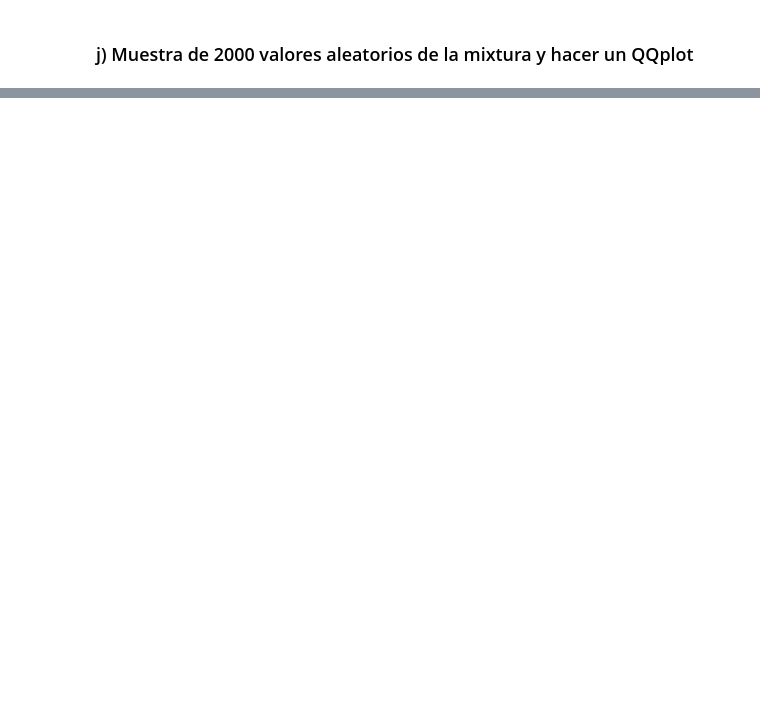
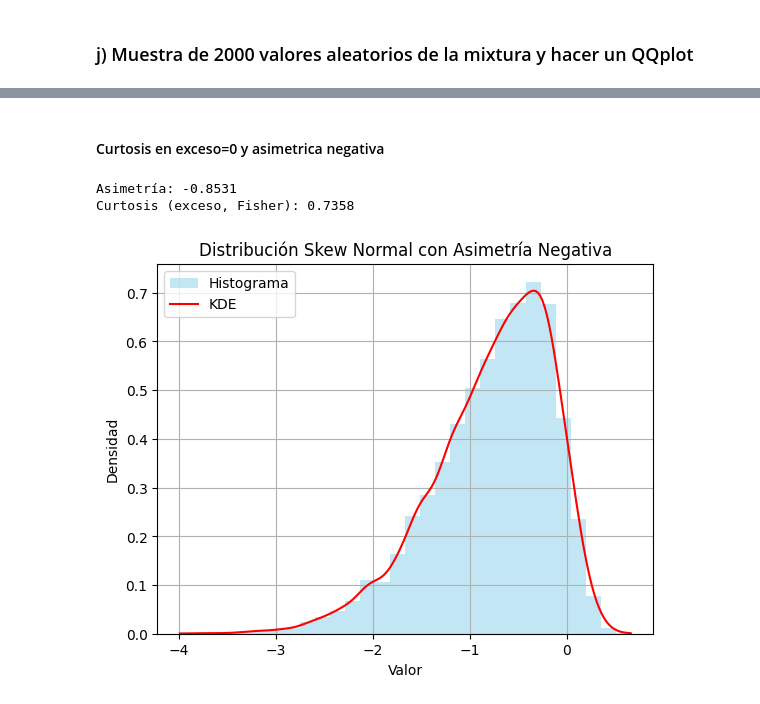
Before and after one commit to carbonecar/modelado_estocastico, a Jupyter notebook: clase_02/practica_02.ipynb, the cells around one changed output, grey strips where cells are left out. Cells and saved outputs as stored; diff of their text form; code cells hidden in the pictures; blank space fills up the shorter version.

```diff
--- a/clase_02/practica_02.ipynb
+++ b/clase_02/practica_02.ipynb
@@ -83,0 +111,36 @@ Es asimétrica positiva (cerca de 1  y deberia ser cero)
+# %% [markdown]
+#### Curtosis en exceso=0 y asimetrica negativa
+# %%
+import numpy as np
+import matplotlib.pyplot as plt
+from scipy.stats import skew, kurtosis, skewnorm
+from scipy.stats import gaussian_kde
+
+# Parámetro negativo para asimetría negativa
+shape = -5
+
+# Generamos datos
+data = skewnorm.rvs(a=shape, size=10000)
+
+# Estadísticas
+asimetria = skew(data)
+curtosis_fisher = kurtosis(data)
+
+print(f"Asimetría: {asimetria:.4f}")
+print(f"Curtosis (exceso, Fisher): {curtosis_fisher:.4f}")
+
+# Graficar histograma + KDE
+plt.hist(data, bins=30, density=True, alpha=0.5, color='skyblue', label='Histograma')
+kde = gaussian_kde(data)
+x = np.linspace(min(data), max(data), 200)
+plt.plot(x, kde(x), color='red', label='KDE')
+plt.title("Distribución Skew Normal con Asimetría Negativa")
+plt.xlabel("Valor")
+plt.ylabel("Densidad")
+plt.legend()
+plt.grid(True)
+plt.show()
+# %% [output]
+Asimetría: -0.8531
+Curtosis (exceso, Fisher): 0.7358
+[figure, added]
```
Also changed, not shown: parts of 6 cells of this notebook, 3 other files.
